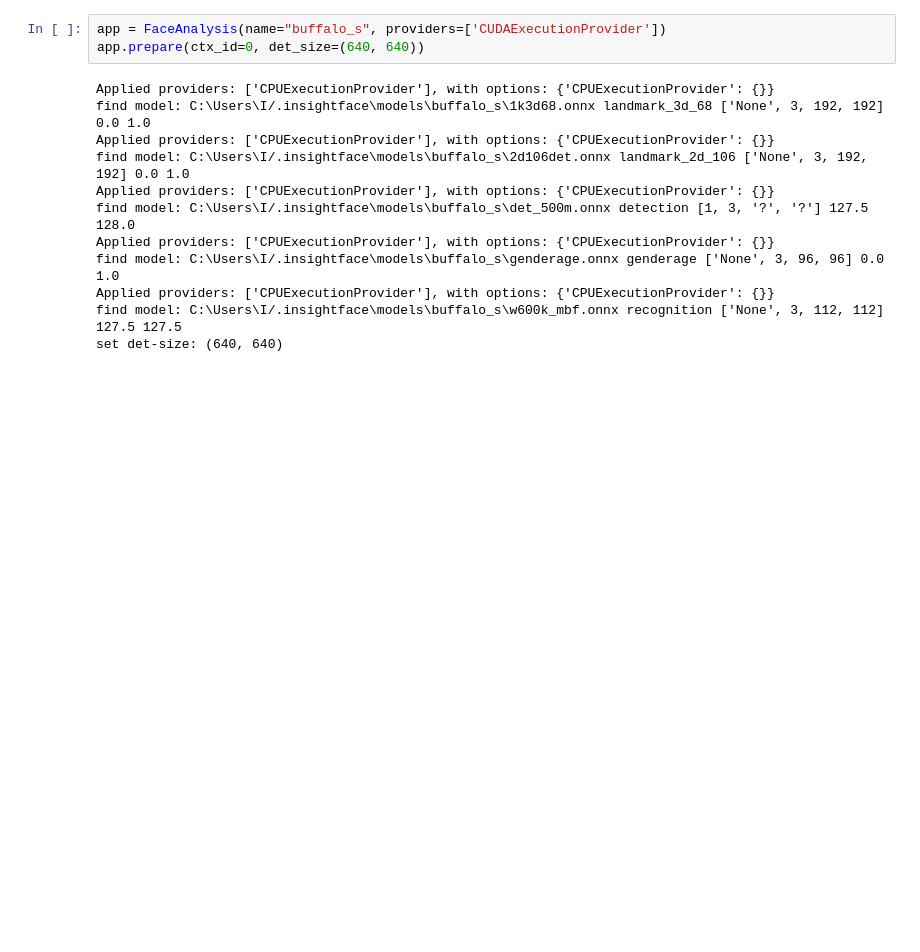
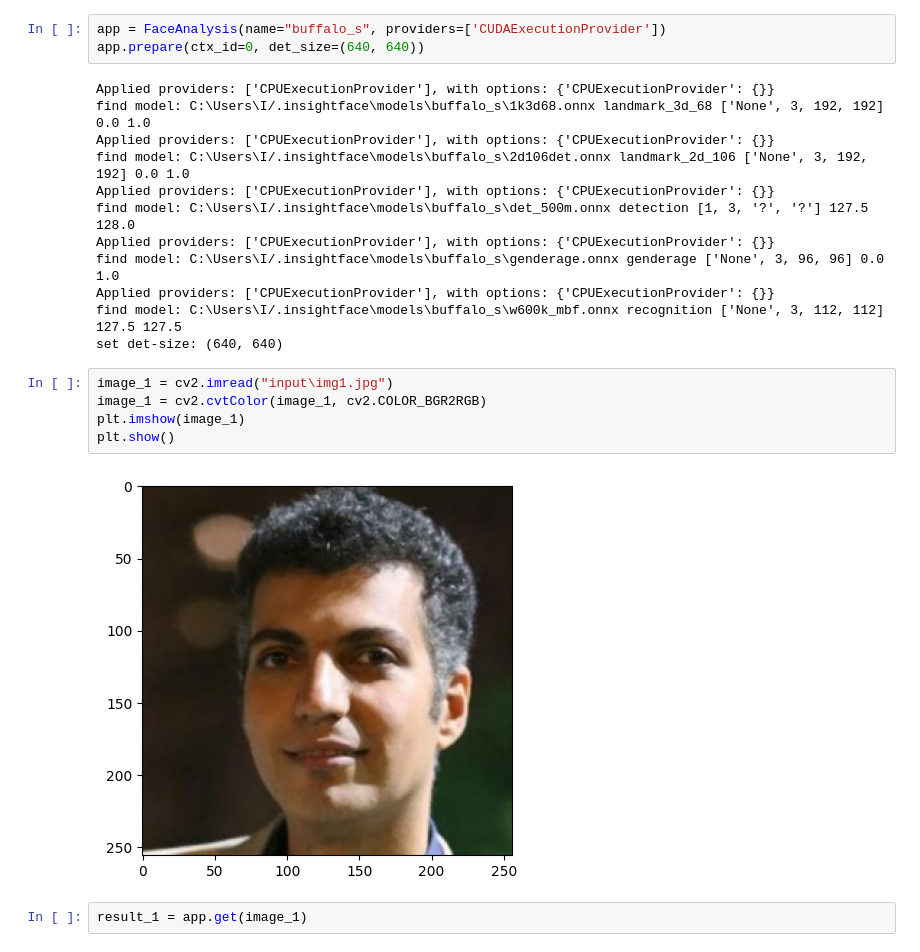
Before and after one commit to MahdiAhmadiKamal/Face-Verification, a Jupyter notebook: face_recognition.ipynb, the cells around one changed output. Drawn from its saved outputs; the diff is of its cells as text; blank space fills up the shorter version.

```diff
--- a/face_recognition.ipynb
+++ b/face_recognition.ipynb
@@ -18,3 +18,12 @@ find model: C:\Users\I/.insightface\models\buffalo_s\genderage.onnx genderage ['
 Applied providers: ['CPUExecutionProvider'], with options: {'CPUExecutionProvider': {}}
 find model: C:\Users\I/.insightface\models\buffalo_s\w600k_mbf.onnx recognition ['None', 3, 112, 112] 127.5 127.5
 set det-size: (640, 640)
+# %%
+image_1 = cv2.imread("input\img1.jpg")
+image_1 = cv2.cvtColor(image_1, cv2.COLOR_BGR2RGB)
+plt.imshow(image_1)
+plt.show()
+# %% [output]
+[figure, added]
+# %%
+result_1 = app.get(image_1)
```
Also changed, not shown: parts of 1 cell of this notebook, 3 other files.
